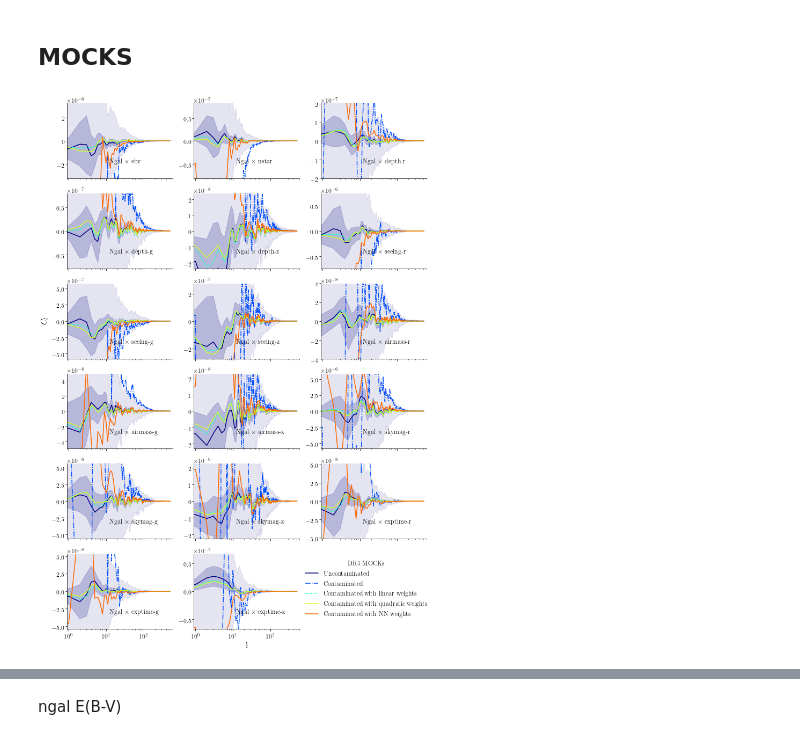
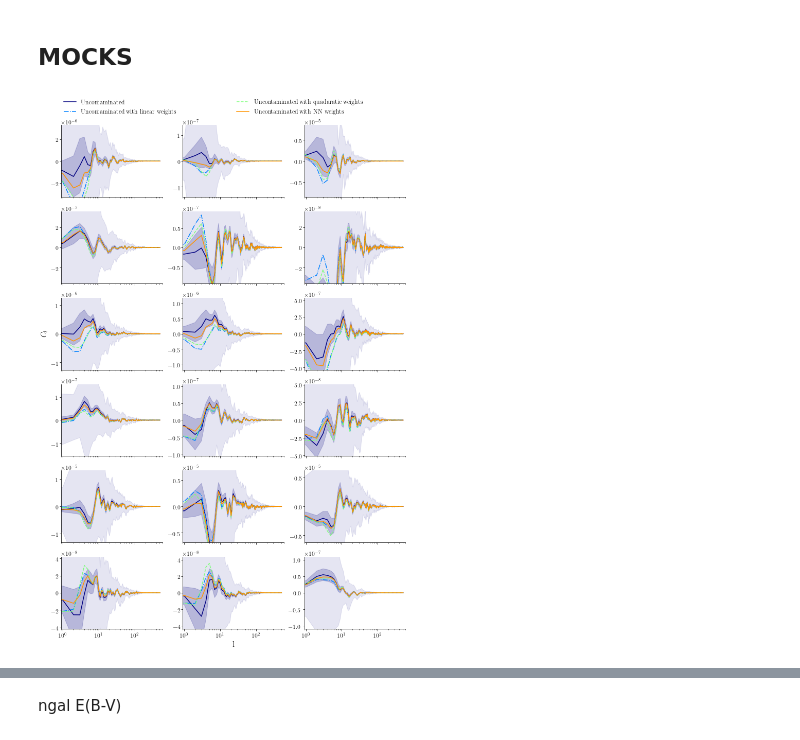
Before and after one commit to mehdirezaie/SYSNet, a Jupyter notebook: dataviz/DLpaper_plots.ipynb, the cells around one changed output, grey strips where cells are left out. Cells and saved outputs as stored; diff of their text form; code cells hidden in the pictures.

```diff
--- a/dataviz/DLpaper_plots.ipynb
+++ b/dataviz/DLpaper_plots.ipynb
@@ -658,25 +658,27 @@ def plot_cl_cross_mocks():
     path = '/Volumes/TimeMachine/data/mocks/3dbox/'
     #
     #  INPUTS
-    u_u   = glob(path   + '*/clustering/uni/cl_uni.npy')
-    c_u   = glob(path + '*/cablin/clustering/uni/cl_uni.npy')
-    c_l   = glob(path + '*/cablin/clustering/mult-all/cl_lin.npy')
-    c_q   = glob(path + '*/cablin/clustering/mult-all/cl_quad.npy')
-    #c_nrc = glob(path + '*/c4n/clustering/nn-r-cf/cl_nn.npy')
-    #c_nr  = glob(path + '*/c4n/clustering/nn-r/cl_nn.npy')
-    c_nb  = glob(path + '*/cablin/clustering/nn-ab-smooth/cl_nn.npy')
-
-    #fls    = [u_u, c_u, c_l, c_nr, c_nrc, c_nb]
-    fls    = [u_u, c_u, c_l, c_q, c_nb]
-    d      = len(fls)
-    l      = ['Uncontaminated', 'Contaminated', 'Contaminated with linear weights',
-              'Contaminated with quadratic weights','Contaminated with NN weights']
-
-    syss   = ['depth', 'seeing', 'airmass','skymag', 'exptime']
-    labels = ['ebv', 'nstar'] + [s+'-'+b for s in syss for b in 'rgz']
+    u_u = glob(path  + '*/results/clustering/cl_uni.npy')
+    u_l = glob(path  + '*/results/clustering/cl_lin.npy')
+    u_q = glob(path  + '*/results/clustering/cl_quad.npy')
+    u_nb = glob(path + '*/results/clustering/cl_nnm.npy')
+    fls = [u_u, u_l, u_q, u_nb]
+#           c_u, c_l, c_q, c_nb, c_f]
+    lb = ['Uncontaminated', 'Uncontaminated with linear weights',
+          'Uncontaminated with quadaratic weights',
+          'Uncontaminated with NN weights']#,
+#           'Contaminated', 'Contaminated with linear weights',
+#           'Contaminated with quadratic weights',
+#           'Contaminated with NN weights', 'Contaminated with linear (few maps)']
+    #      'Contaminated with NN-Ablation weights']
+    d = len(lb)
+    syss   = ['depth', 'airmass','skymag', 'exptime', 'mjd']
+    labels = ['ebv', 'loghi','nstar'] + [s+'-'+b for s in syss for b in 'rgz']
     pltarg = dict(ncols=3, nrows=6, sharex=True, figsize=(12, 18))
     tckfmt = dict(style='sci', axis='y', scilimits=(0,0))
-    lgnarg = dict(bbox_to_anchor=(1., 1.0), frameon=False, ncol=1, title='DR5 MOCKs')
+    lgnarg = dict(ncol=2,frameon=False,
+                 bbox_to_anchor=(0, 1.1, 3, 0.4), loc="lower left",
+                mode="expand", borderaxespad=0) #bbox_to_anchor=(1., 1.0),
     xlim   = (.9, 600)
     ylim   = (-1.2e-7, 1.2e-7)
     #print(len(u_u), len(c_u), len(c_l), len(c_nb), len(c_nr))
@@ -684,7 +686,7 @@ def plot_cl_cross_mocks():
     #  PLOT
     #
     def add_plot(fs, a, color='b', label='none', ls='-', fill=False):
-        dall = np.zeros((17,513, 100))
+        dall = np.zeros((18,513, 100))
         for i,fi in enumerate(fs):
             #if i%50==0:print(i)
             d = np.load(fi).item()
@@ -697,37 +699,37 @@ def plot_cl_cross_mocks():
         for i in range(dall.shape[0]):
             l = np.arange(dall_mean[i,:].size)
             cl= dall_mean[i,:]
             ce= dall_std[i,:]
             a[i].plot(l, cl, color=color, label=label, linestyle=ls)
             if fill:
                 a[i].fill_between(l, cl-ce, cl+ce, color=color, alpha=0.2)
                 a[i].fill_between(l, cl-ce*nn, cl+ce*nn, color=color, alpha=0.1)
                 a[i].set_ylim(-1.5*np.max(cl+ce), 1.5*np.max(cl+ce))
 
 
     f,a    = plt.subplots(**pltarg)
     # plt.subplots_adjust(hspace=0.0, wspace=0.0)
     c = plt.cm.jet
     a = a.flatten()
     for i, fi in enumerate(fls):
-        if l[i]=='Uncontaminated':
+        if lb[i]=='Uncontaminated':
             fill=True
         else:
             fill=False
-        add_plot(fi, a, c(i/d), l[i], ls[i], fill=fill)
+        add_plot(fi, a, c(i/d), lb[i], ls[i], fill=fill)
     for i in range(len(a)-1):
         if i ==6:a[i].set_ylabel(r'$C_l$')
         if i ==16:a[i].set_xlabel('l')
-        if i<17:a[i].text(0.4,0.2, r'Ngal $\times$ %s'\
-                          %labels[i], transform=a[i].transAxes)
+        #if i<17:a[i].text(0.4,0.2, r'Ngal $\times$ %s'\
+        #                  %labels[i], transform=a[i].transAxes)
         a[i].ticklabel_format(**tckfmt)
         a[i].tick_params(axis='y', pad=1.0)
-    a[16].legend(**lgnarg)
-    f.delaxes(a[17])
+    a[0].legend(**lgnarg)
+    #f.delaxes(a[17])
     plt.xscale('log')
     plt.xlim(*xlim)
     #plt.ylim(*ylim)
     plt.savefig('./cl-cross-mock.pdf', bbox_inches='tight')
 plot_cl_cross_mocks()
 # %% [output]
-[figure, old version]
+[figure, new version]
```
Also changed, not shown: parts of 2 cells of this notebook, 3 other files.
